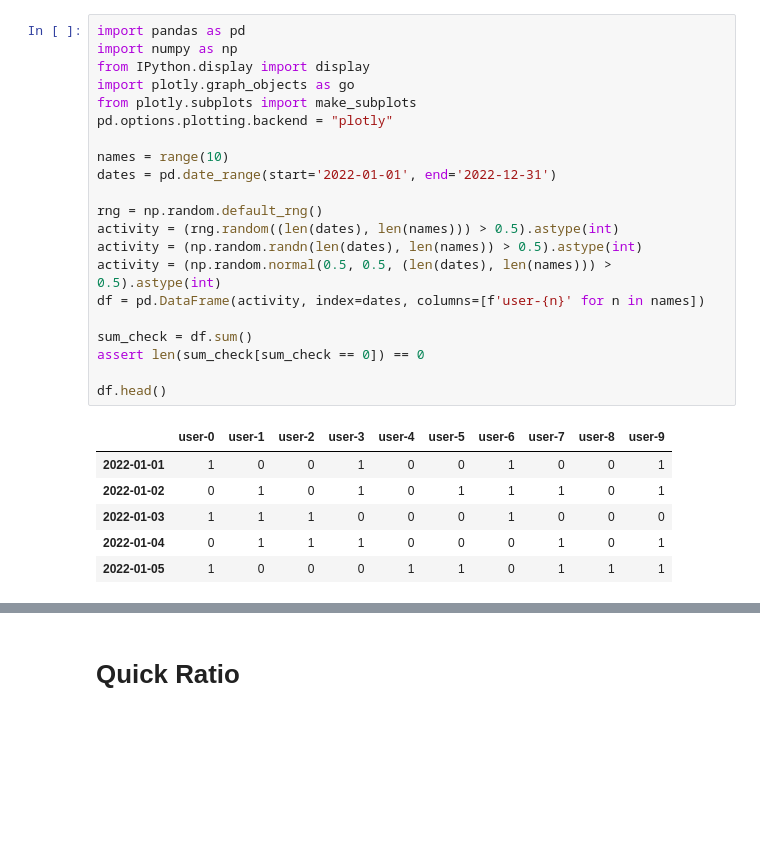
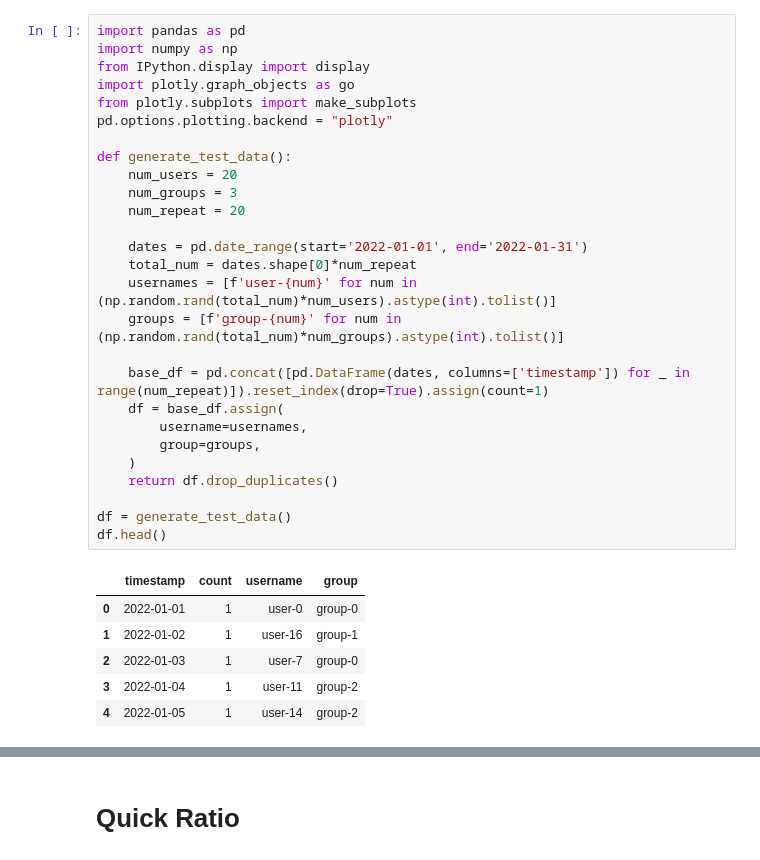
Before and after one commit to hidek84/product-growth-analysis, a Jupyter notebook: product-growth-analysis.ipynb, the cells around one changed output, grey strips where cells are left out. Drawn from its saved outputs; the diff is of its cells as text; blank space fills up the shorter version.

```diff
--- a/product-growth-analysis.ipynb
+++ b/product-growth-analysis.ipynb
@@ -1,28 +1,34 @@
 # %%
 import pandas as pd
 import numpy as np
 from IPython.display import display
 import plotly.graph_objects as go
 from plotly.subplots import make_subplots
 pd.options.plotting.backend = "plotly"
 
-names = range(10)
-dates = pd.date_range(start='2022-01-01', end='2022-12-31')
+def generate_test_data():
+    num_users = 20
+    num_groups = 3
+    num_repeat = 20
 
-rng = np.random.default_rng()
-activity = (rng.random((len(dates), len(names))) > 0.5).astype(int)
-activity = (np.random.randn(len(dates), len(names)) > 0.5).astype(int)
-activity = (np.random.normal(0.5, 0.5, (len(dates), len(names))) > 0.5).astype(int)
-df = pd.DataFrame(activity, index=dates, columns=[f'user-{n}' for n in names])
+    dates = pd.date_range(start='2022-01-01', end='2022-01-31')
+    total_num = dates.shape[0]*num_repeat
+    usernames = [f'user-{num}' for num in (np.random.rand(total_num)*num_users).astype(int).tolist()]
+    groups = [f'group-{num}' for num in (np.random.rand(total_num)*num_groups).astype(int).tolist()]
 
-sum_check = df.sum()
-assert len(sum_check[sum_check == 0]) == 0
+    base_df = pd.concat([pd.DataFrame(dates, columns=['timestamp']) for _ in range(num_repeat)]).reset_index(drop=True).assign(count=1)
+    df = base_df.assign(
+        username=usernames,
+        group=groups,
+    )
+    return df.drop_duplicates()
 
+df = generate_test_data()
 df.head()
 # %% [output]
-|  | user-0 | user-1 | user-2 | user-3 | user-4 | user-5 | user-6 | user-7 | user-8 | user-9 |
-| 2022-01-01 | 1 | 0 | 0 | 1 | 0 | 0 | 1 | 0 | 0 | 1 |
-| 2022-01-02 | 0 | 1 | 0 | 1 | 0 | 1 | 1 | 1 | 0 | 1 |
-| 2022-01-03 | 1 | 1 | 1 | 0 | 0 | 0 | 1 | 0 | 0 | 0 |
-| 2022-01-04 | 0 | 1 | 1 | 1 | 0 | 0 | 0 | 1 | 0 | 1 |
-| 2022-01-05 | 1 | 0 | 0 | 0 | 1 | 1 | 0 | 1 | 1 | 1 |
+|  | timestamp | count | username | group |
+| 0 | 2022-01-01 | 1 | user-0 | group-0 |
+| 1 | 2022-01-02 | 1 | user-16 | group-1 |
+| 2 | 2022-01-03 | 1 | user-7 | group-0 |
+| 3 | 2022-01-04 | 1 | user-11 | group-2 |
+| 4 | 2022-01-05 | 1 | user-14 | group-2 |
```
Also changed, not shown: parts of 4 cells of this notebook.
